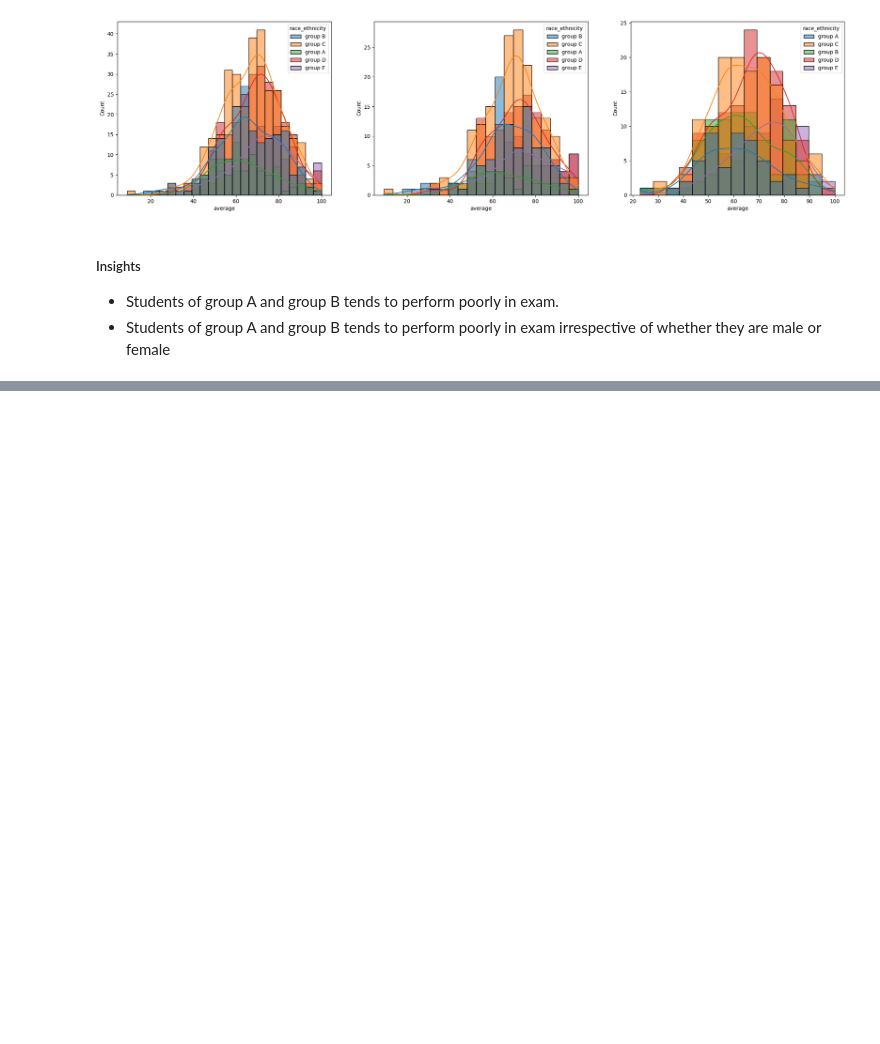
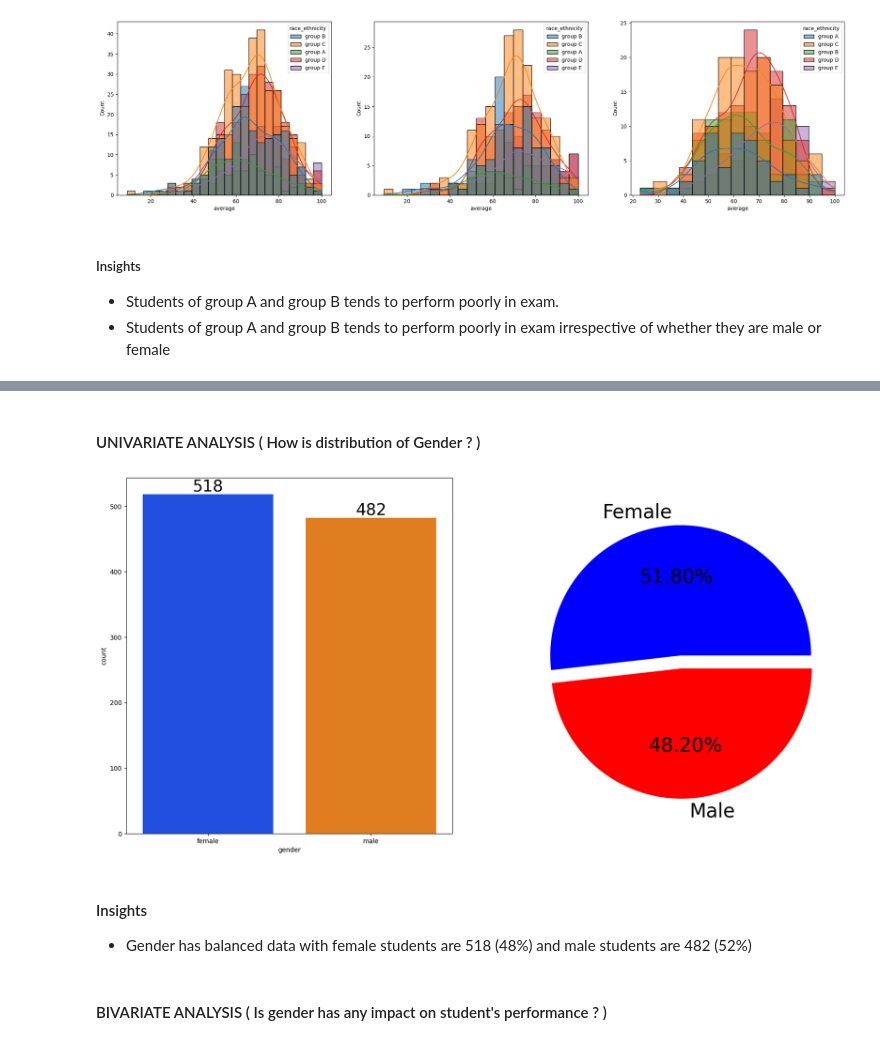
Before and after one commit to Niloy-Dutta/myfirstmlproject, a Jupyter notebook: notebook/1_EDA_STUDENT_PERFORMANCE.ipynb, the cells around one changed output, grey strips where cells are left out. Saved outputs shown, nothing was run; the diff lists cells and outputs as text; code cells hidden in the pictures; blank space fills up the shorter version.

```diff
--- a/notebook/1_EDA_STUDENT_PERFORMANCE.ipynb
+++ b/notebook/1_EDA_STUDENT_PERFORMANCE.ipynb
@@ -311,0 +391,17 @@ plt.show()
+# %% [markdown]
+#### UNIVARIATE ANALYSIS ( How is distribution of Gender ? )
+# %%
+fig,ax = plt.subplots(1,2,figsize=(20,10))
+sns.countplot(data=df,x = 'gender',palette='bright',ax=ax[0])
+for container in ax[0].containers:
+    ax[0].bar_label(container,color= 'black',size = 25)
+
+plt.pie(x= df['gender'].value_counts(),colors='bright6',labels=['Female','Male'],autopct='%.2f%%',explode=[0,0.1],textprops={'fontsize': 30 })
+plt.show()
+# %% [output]
+[figure, added]
+# %% [markdown]
+#### Insights
+- Gender has balanced data with female students are 518 (48%) and male students are 482 (52%)
+# %% [markdown]
+#### BIVARIATE ANALYSIS ( Is gender has any impact on student's performance ? )
```
Also changed, not shown: parts of 8 cells of this notebook.
